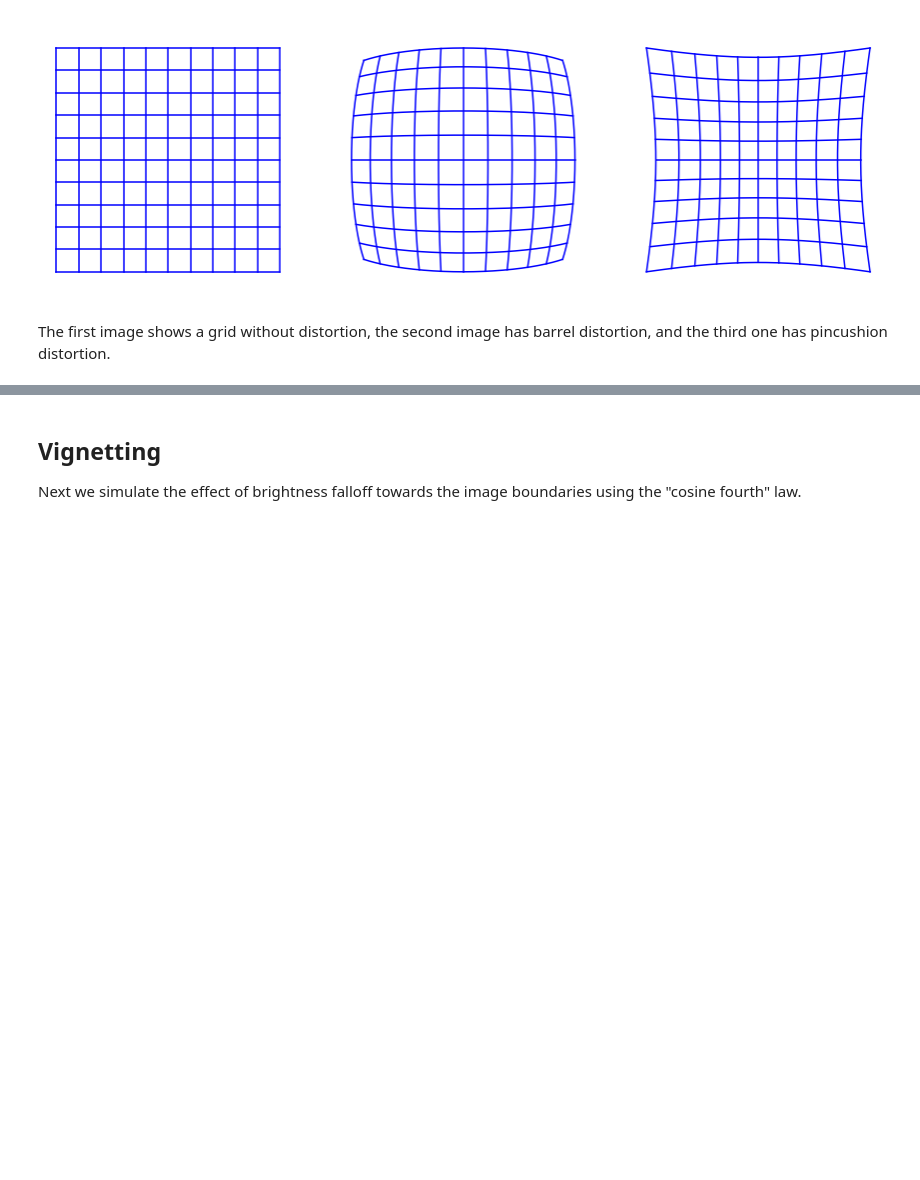
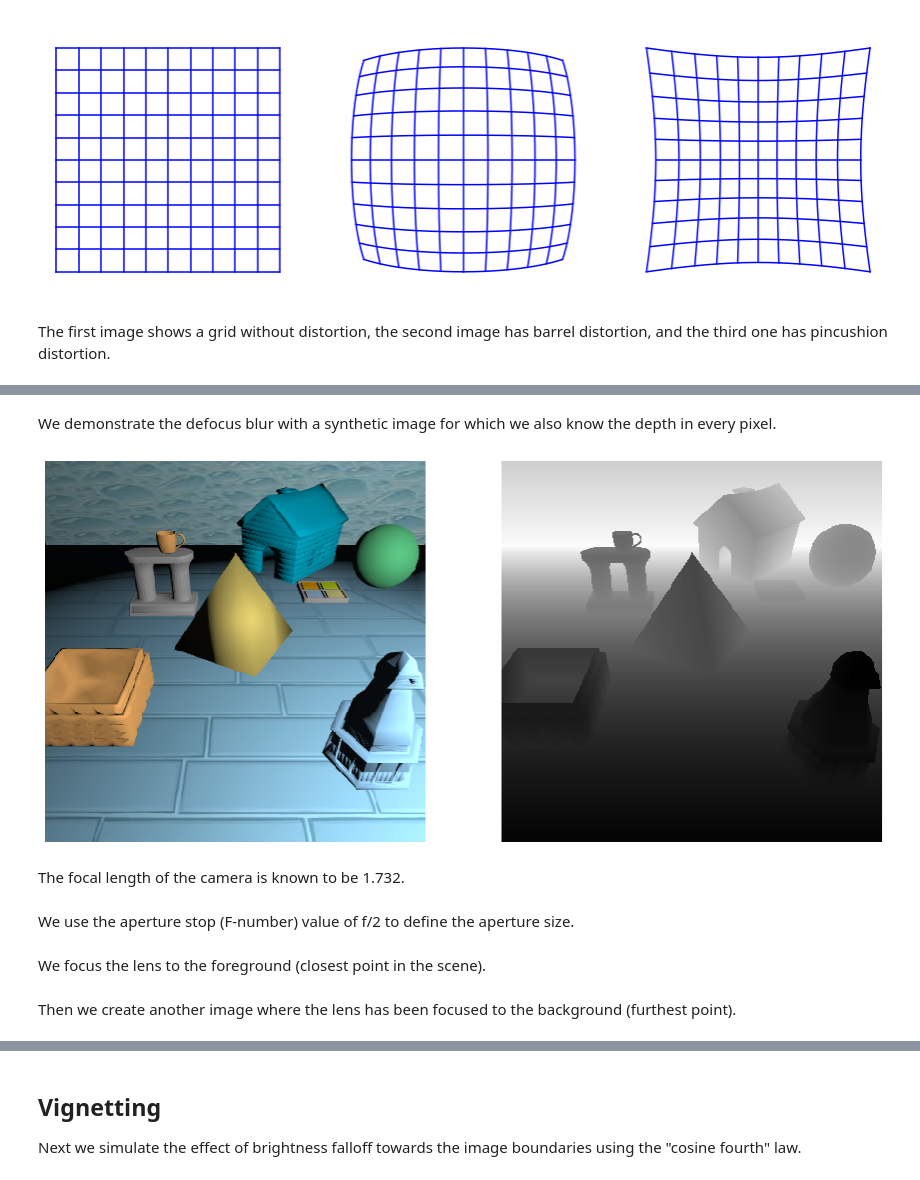
Before and after one commit to jtheikkila/mvis, a Jupyter notebook: jupyter/Imaging.ipynb, the cells around one changed output, grey strips where cells are left out. Drawn from its saved outputs; the diff is of its cells as text; code cells hidden in the pictures; blank space fills up the shorter version.

```diff
--- a/jupyter/Imaging.ipynb
+++ b/jupyter/Imaging.ipynb
@@ -153,0 +196,18 @@ The first image shows a grid without distortion, the second image has barrel dis
+# %% [markdown]
+We demonstrate the defocus blur with a synthetic image for which we also know the depth in every pixel.
+# %%
+img = cv2.cvtColor(cv2.imread('images/toy_scene.png'),cv2.COLOR_BGR2RGB)
+# %%
+depth = np.load('images/toy_scene_depth.npy')
+# %%
+fig = plt.figure(figsize=(15,7))
+plt.subplot(121)
+plt.imshow(img)
+plt.axis('off')
+plt.subplot(122)
+plt.imshow(depth, cmap='gray')
+plt.axis('off');
+# %% [output]
+[figure, added]
+# %% [markdown]
+The focal length of the camera is known to be 1.732.
@@ -153,0 +216,2 @@ The first image shows a grid without distortion, the second image has barrel dis
+# %% [markdown]
+We use the aperture stop (F-number) value of f/2 to define the aperture size.
@@ -153,0 +220,2 @@ The first image shows a grid without distortion, the second image has barrel dis
+# %% [markdown]
+We focus the lens to the foreground (closest point in the scene).
@@ -153,0 +224,2 @@ The first image shows a grid without distortion, the second image has barrel dis
+# %% [markdown]
+Then we create another image where the lens has been focused to the background (furthest point).
```
Also changed, not shown: parts of 48 cells of this notebook.
